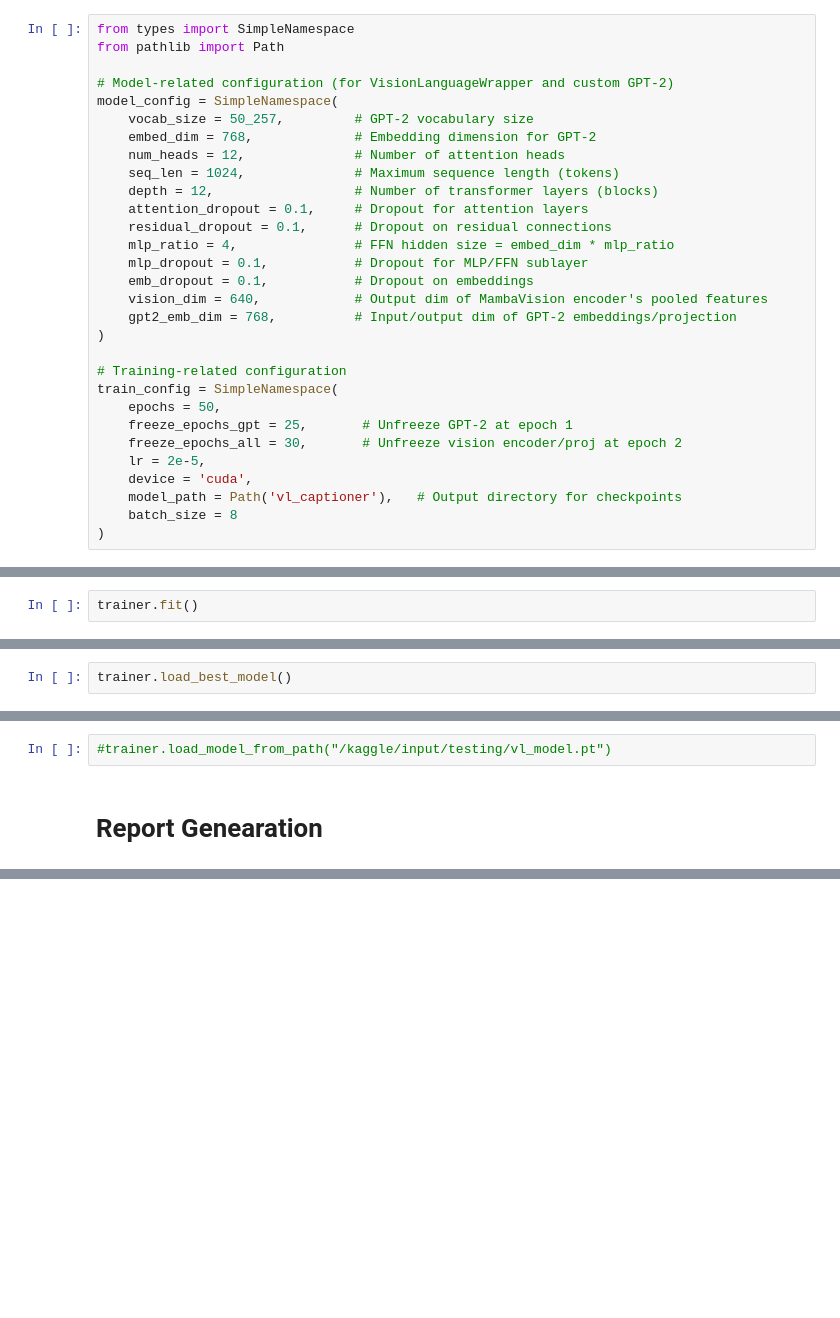
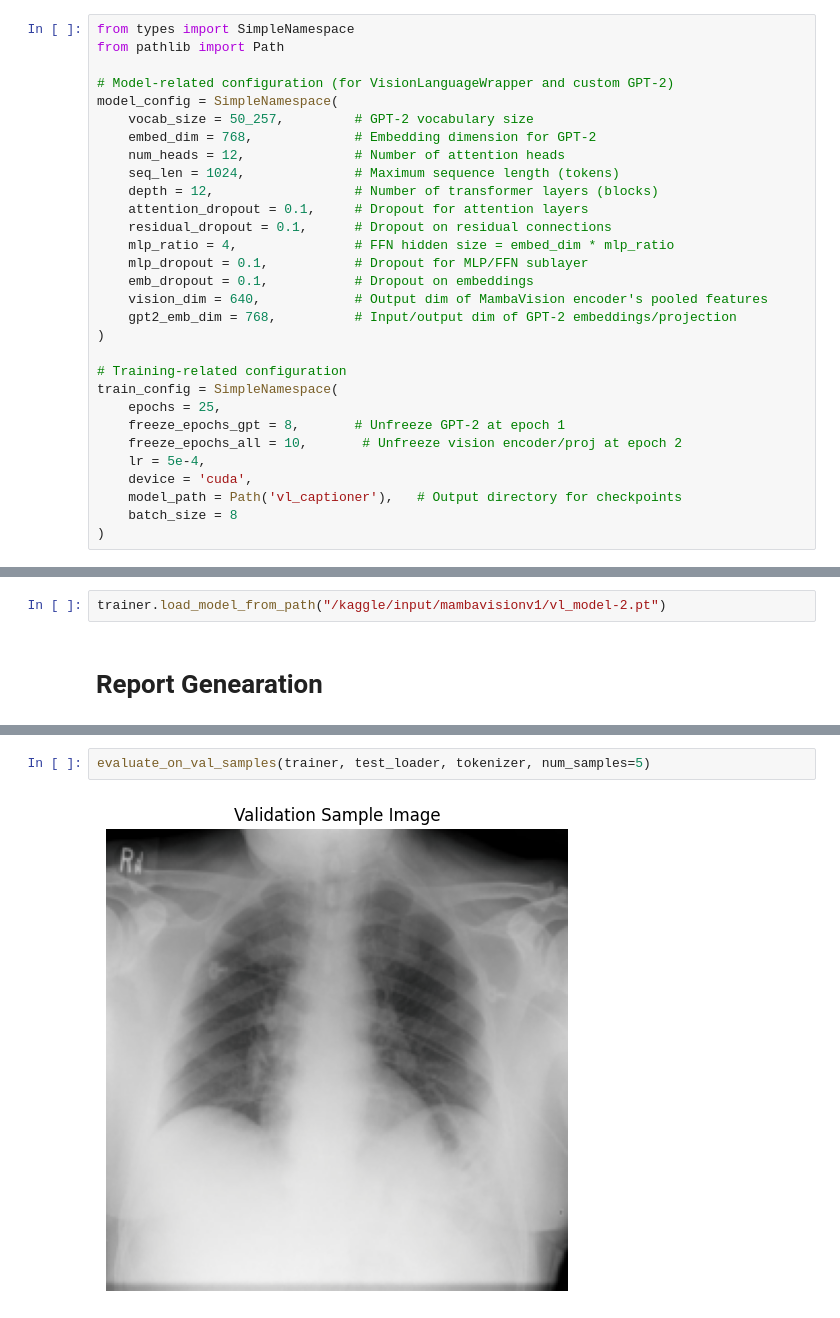
Before and after one commit to Sri-Ganesan-M/Radiology_report_generation, a Jupyter notebook: radiology-report-generation-mini-project.ipynb, the cells around one changed output, grey strips where cells are left out. Cells and saved outputs as stored; diff of their text form; blank space fills up the shorter version.

```diff
--- a/radiology-report-generation-mini-project.ipynb
+++ b/radiology-report-generation-mini-project.ipynb
@@ -952,10 +1106,10 @@ model_config = SimpleNamespace(
 
 # Training-related configuration
 train_config = SimpleNamespace(
-    epochs = 50,
-    freeze_epochs_gpt = 25,       # Unfreeze GPT-2 at epoch 1
-    freeze_epochs_all = 30,       # Unfreeze vision encoder/proj at epoch 2
-    lr = 2e-5,
+    epochs = 25,
+    freeze_epochs_gpt = 8,       # Unfreeze GPT-2 at epoch 1
+    freeze_epochs_all = 10,       # Unfreeze vision encoder/proj at epoch 2
+    lr = 5e-4,
     device = 'cuda',
     model_path = Path('vl_captioner'),   # Output directory for checkpoints
     batch_size = 8
@@ -990,5 +1139,3 @@ trainer = Trainer(
     train_config,                  # your training config (SimpleNamespace)
     (train_loader, val_loader)  # tuple of your dataloaders
 )
-# %%
-trainer.fit()
@@ -1021,4 +1144,2 @@ Saving best model...
 # %% [markdown]
 # **Loading Trained Model**
-# %%
-trainer.load_best_model()
@@ -1025,5 +1148,5 @@ trainer.load_best_model()
 # %%
-#trainer.load_model_from_path("/kaggle/input/testing/vl_model.pt")
+trainer.load_model_from_path("/kaggle/input/mambavisionv1/vl_model-2.pt")
 # %% [markdown]
 # **Report Genearation**
 # %%
@@ -1040,0 +1320,4 @@ Generated report: ings: the heart is normal in size. the mediastinum is unremark
+# %%
+evaluate_on_val_samples(trainer, test_loader, tokenizer, num_samples=5)
+# %% [output]
+[figure, added]
```
Also changed, not shown: parts of 22 cells of this notebook.
